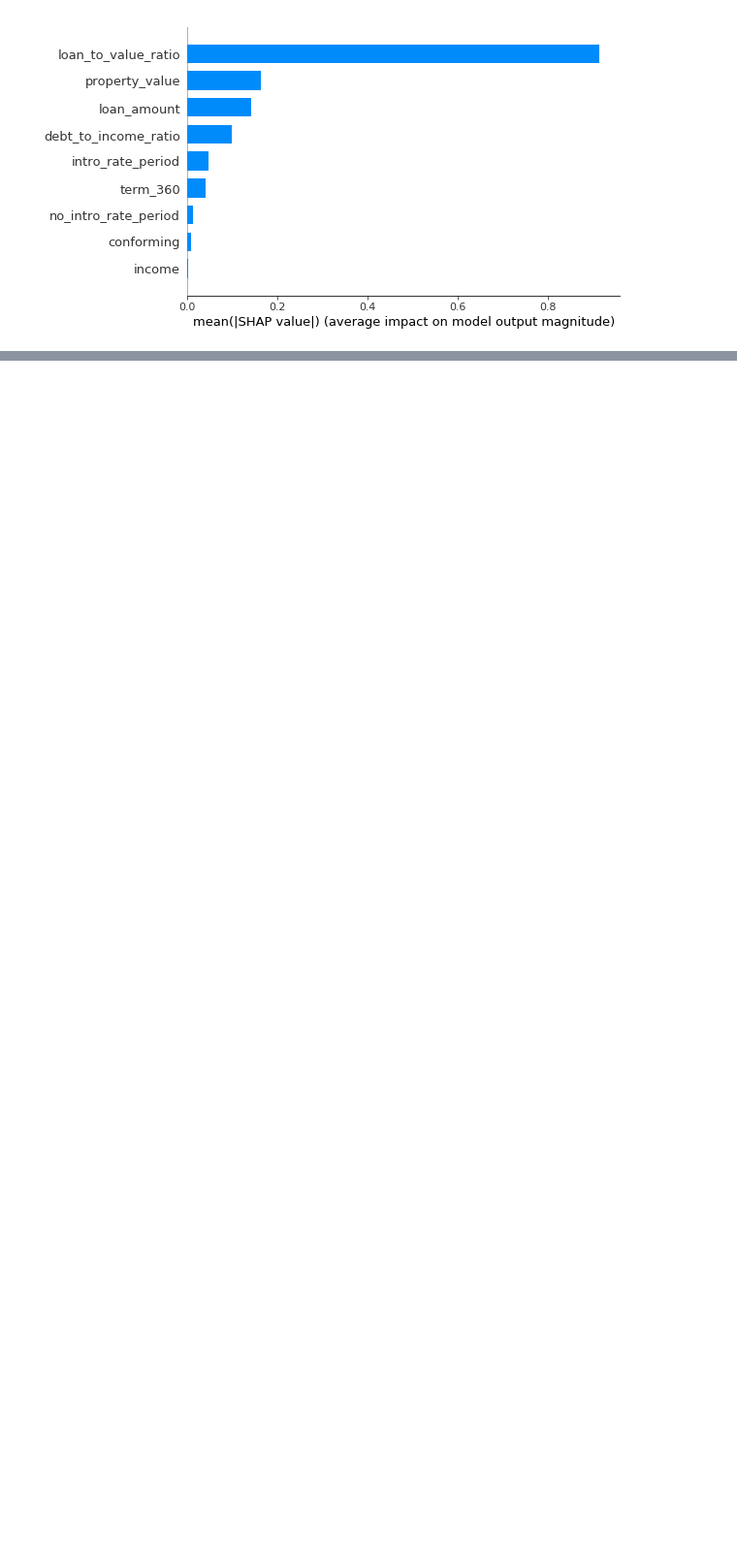
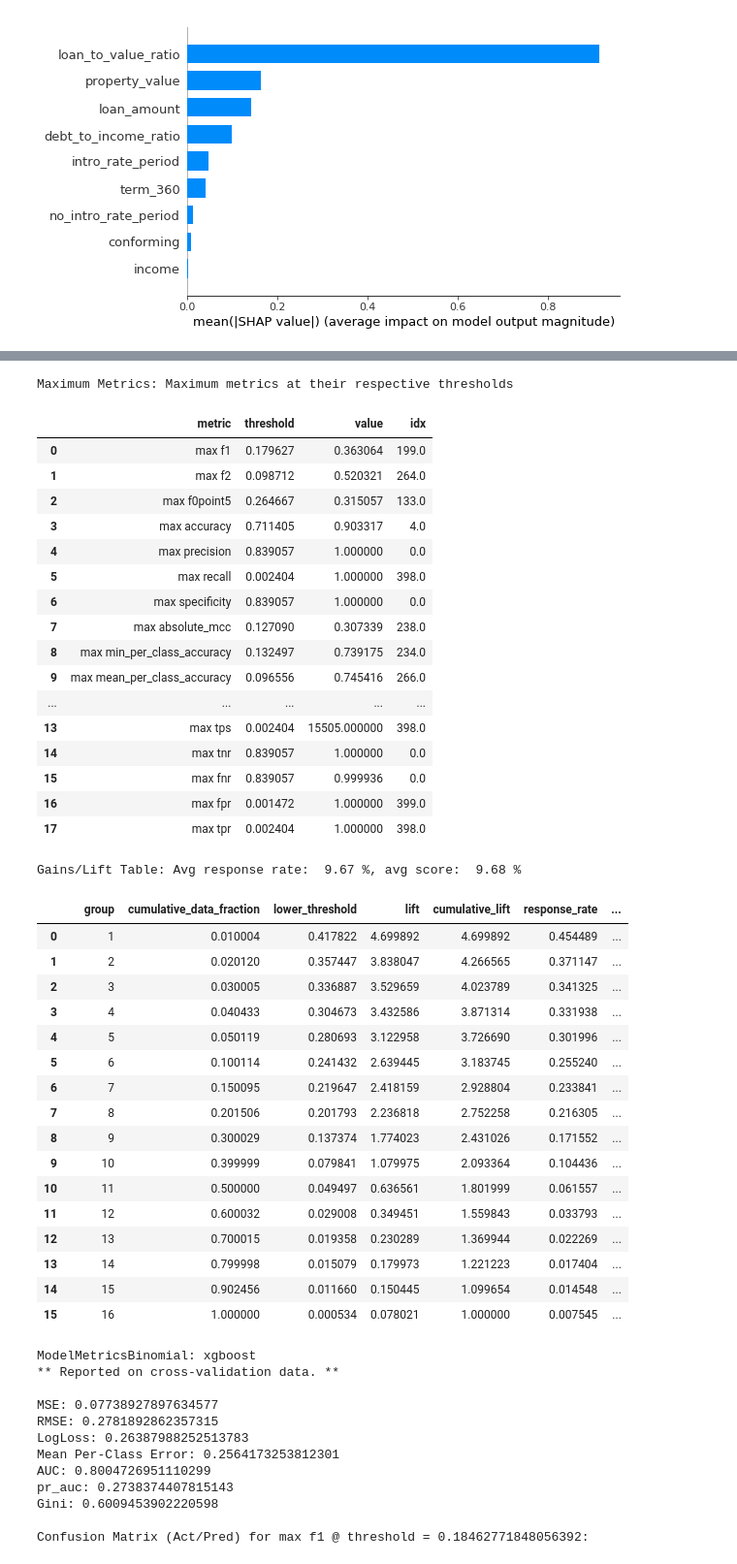
Before and after one commit to h2oai/article-information-2019, a Jupyter notebook: notebooks/mgbm.ipynb, the cells around one changed output, grey strips where cells are left out. Shown at 97% size. Drawn from its saved outputs; the diff is of its cells as text; code cells hidden in the pictures; blank space fills up the shorter version.

```diff
--- a/notebooks/mgbm.ipynb
+++ b/notebooks/mgbm.ipynb
@@ -633,0 +675,3 @@ shap.summary_plot(shap_values_mgbm_lucky, X, plot_type="bar")
+# %%
+mxgb_lucky
+# %% [output]
@@ -633,0 +703,48 @@ shap.summary_plot(shap_values_mgbm_lucky, X, plot_type="bar")
+Maximum Metrics: Maximum metrics at their respective thresholds
+|  | metric | threshold | value | idx |
+| 0 | max f1 | 0.179627 | 0.363064 | 199.0 |
+| 1 | max f2 | 0.098712 | 0.520321 | 264.0 |
+| 2 | max f0point5 | 0.264667 | 0.315057 | 133.0 |
+| 3 | max accuracy | 0.711405 | 0.903317 | 4.0 |
+| 4 | max precision | 0.839057 | 1.000000 | 0.0 |
+| 5 | max recall | 0.002404 | 1.000000 | 398.0 |
+| 6 | max specificity | 0.839057 | 1.000000 | 0.0 |
+| 7 | max absolute_mcc | 0.127090 | 0.307339 | 238.0 |
+| 8 | max min_per_class_accuracy | 0.132497 | 0.739175 | 234.0 |
+| 9 | max mean_per_class_accuracy | 0.096556 | 0.745416 | 266.0 |
+| ... | ... | ... | ... | ... |
+| 13 | max tps | 0.002404 | 15505.000000 | 398.0 |
+| 14 | max tnr | 0.839057 | 1.000000 | 0.0 |
+| 15 | max fnr | 0.839057 | 0.999936 | 0.0 |
+| 16 | max fpr | 0.001472 | 1.000000 | 399.0 |
+| 17 | max tpr | 0.002404 | 1.000000 | 398.0 |
+Gains/Lift Table: Avg response rate:  9.67 %, avg score:  9.68 %
+|  |  | group | cumulative_data_fraction | lower_threshold | lift | cumulative_lift | response_rate | ... |
+| 0 |  | 1 | 0.010004 | 0.417822 | 4.699892 | 4.699892 | 0.454489 | ... |
+| 1 |  | 2 | 0.020120 | 0.357447 | 3.838047 | 4.266565 | 0.371147 | ... |
+| 2 |  | 3 | 0.030005 | 0.336887 | 3.529659 | 4.023789 | 0.341325 | ... |
+| 3 |  | 4 | 0.040433 | 0.304673 | 3.432586 | 3.871314 | 0.331938 | ... |
+| 4 |  | 5 | 0.050119 | 0.280693 | 3.122958 | 3.726690 | 0.301996 | ... |
+| 5 |  | 6 | 0.100114 | 0.241432 | 2.639445 | 3.183745 | 0.255240 | ... |
+| 6 |  | 7 | 0.150095 | 0.219647 | 2.418159 | 2.928804 | 0.233841 | ... |
+| 7 |  | 8 | 0.201506 | 0.201793 | 2.236818 | 2.752258 | 0.216305 | ... |
+| 8 |  | 9 | 0.300029 | 0.137374 | 1.774023 | 2.431026 | 0.171552 | ... |
+| 9 |  | 10 | 0.399999 | 0.079841 | 1.079975 | 2.093364 | 0.104436 | ... |
+| 10 |  | 11 | 0.500000 | 0.049497 | 0.636561 | 1.801999 | 0.061557 | ... |
+| 11 |  | 12 | 0.600032 | 0.029008 | 0.349451 | 1.559843 | 0.033793 | ... |
+| 12 |  | 13 | 0.700015 | 0.019358 | 0.230289 | 1.369944 | 0.022269 | ... |
+| 13 |  | 14 | 0.799998 | 0.015079 | 0.179973 | 1.221223 | 0.017404 | ... |
+| 14 |  | 15 | 0.902456 | 0.011660 | 0.150445 | 1.099654 | 0.014548 | ... |
+| 15 |  | 16 | 1.000000 | 0.000534 | 0.078021 | 1.000000 | 0.007545 | ... |
+ModelMetricsBinomial: xgboost
+** Reported on cross-validation data. **
+
+MSE: 0.07738927897634577
+RMSE: 0.2781892862357315
+LogLoss: 0.26387988252513783
+Mean Per-Class Error: 0.2564173253812301
+AUC: 0.8004726951110299
+pr_auc: 0.2738374407815143
+Gini: 0.6009453902220598
+
+Confusion Matrix (Act/Pred) for max f1 @ threshold = 0.18462771848056392:
```
Also changed, not shown: parts of 37 cells of this notebook.
